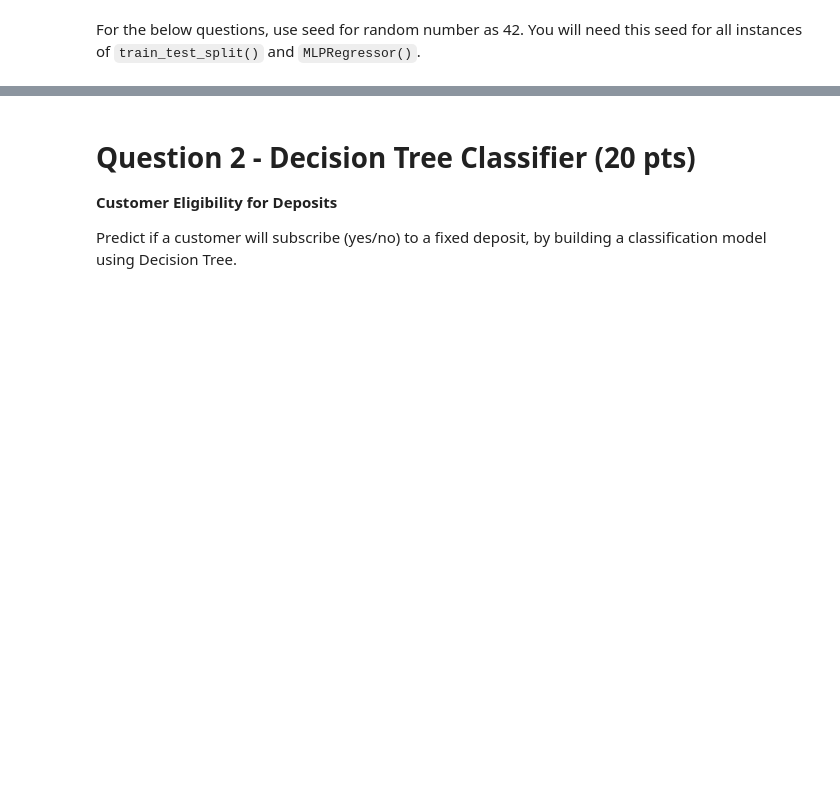
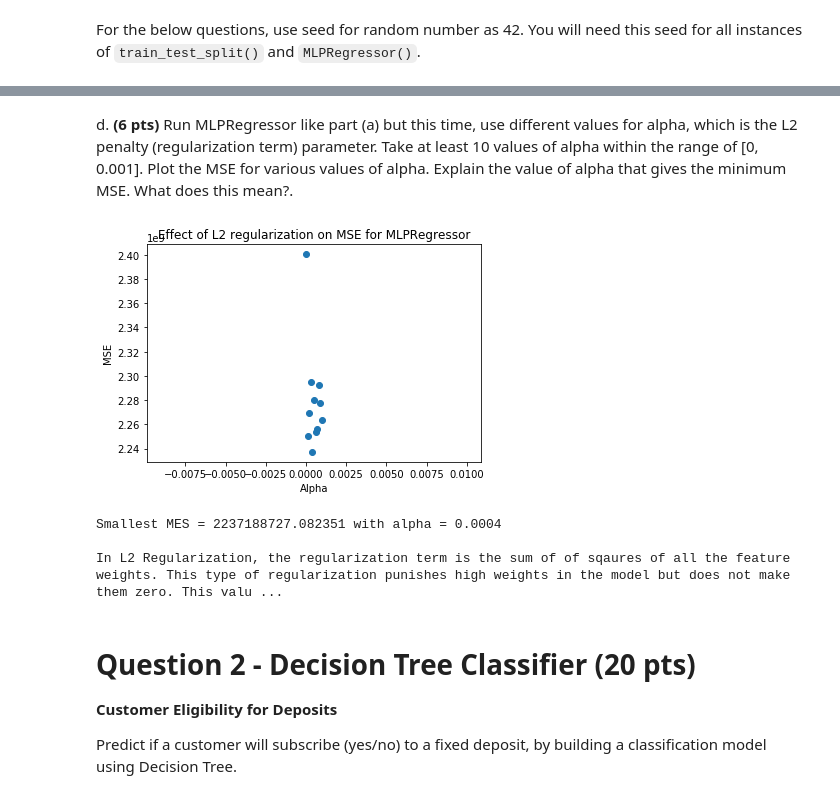
Before and after one commit to ajleo899/DataSciencePrinciplesLabs, a Jupyter notebook: HW3/hw3.ipynb, the cells around one changed output, grey strips where cells are left out. Saved outputs shown, nothing was run; the diff lists cells and outputs as text; code cells hidden in the pictures; blank space fills up the shorter version.

```diff
--- a/HW3/hw3.ipynb
+++ b/HW3/hw3.ipynb
@@ -47,3 +132,31 @@ d. **(6 pts)** Run MLPRegressor like part (a) but this time, use different value
+# %% [markdown]
+d. **(6 pts)** Run MLPRegressor like part (a) but this time, use different values for alpha, which is the L2 penalty (regularization term) parameter. Take at least 10 values of alpha within the range of [0, 0.001]. Plot the MSE for various values of alpha. Explain the value of alpha that gives the minimum MSE. What does this mean?.
+# %%
+alphas = np.arange(0,0.0011, 0.0001)
+mse = []
+for alpha in alphas:
+    model = MLPRegressor(alpha=alpha)
+    model.fit(X,Y)
+    preds = model.predict(X)
+    MSE = mean_squared_error(Y, preds)
+    mse.append(MSE)
+
+plt.scatter(x=alphas, y=mse)
+plt.xlabel("Alpha")
+plt.ylabel("MSE")
+plt.title("Effect of L2 regularization on MSE for MLPRegressor")
+plt.show()
+# %% [output]
+[figure, added]
+# %%
+minAlpha = min(mse)
+chosenAlpha = alphas[mse.index(minAlpha)]
+print("Smallest MES = " + str(minAlpha) + " with alpha = " + str(chosenAlpha))
+print("\nIn L2 Regularization, the regularization term is the sum of of sqaures of all the feature weights. This type of regularization punishes high weights in the model but does not make them zero. This value of alpha, which is part of the regularization term, results in the lowest MSE score within the hyperparameter values we tried for our model [0, 0.001]. ")
+# %% [output]
+Smallest MES = 2237188727.082351 with alpha = 0.0004
+
+In L2 Regularization, the regularization term is the sum of of sqaures of all the feature weights. This type of regularization punishes high weights in the model but does not make them zero. This valu ...
 # %% [markdown]
 # Question 2 - Decision Tree Classifier (20 pts)
 **Customer Eligibility for Deposits**
```
Also changed, not shown: parts of 9 cells of this notebook.
